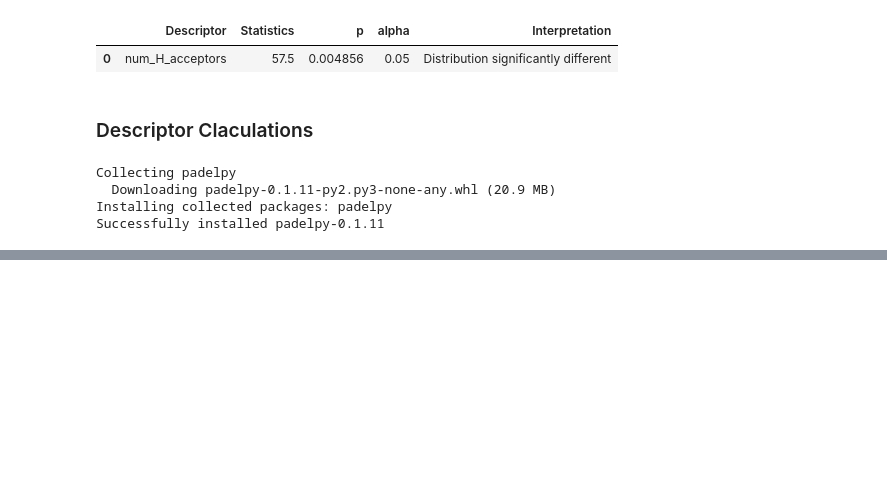
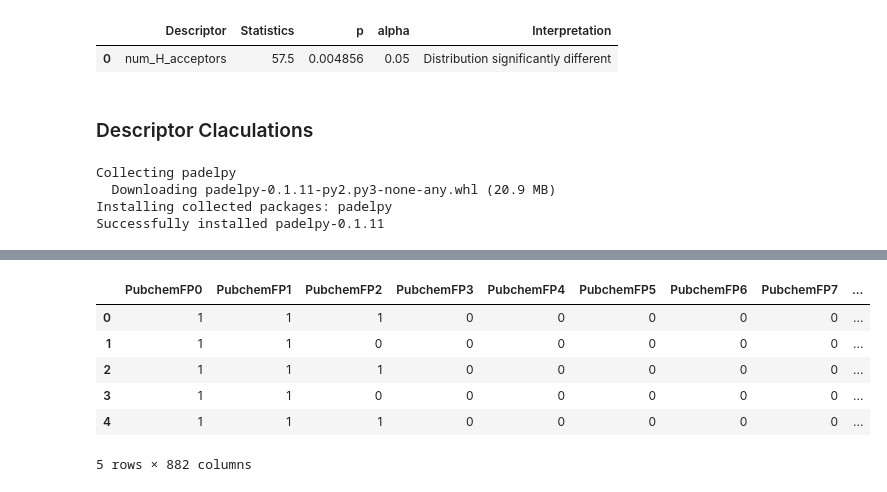
Before and after one commit to galib96/drug-discovery-ml, a Jupyter notebook: Bioinformatics_Drug_Discovery_Using_Machine_Learning.ipynb, the cells around one changed output, grey strips where cells are left out. Drawn from its saved outputs; the diff is of its cells as text; code cells hidden in the pictures; blank space fills up the shorter version.

```diff
--- a/Bioinformatics_Drug_Discovery_Using_Machine_Learning.ipynb
+++ b/Bioinformatics_Drug_Discovery_Using_Machine_Learning.ipynb
@@ -430,0 +490,13 @@ df3.head()
+# %%
+X = df3_padel.copy()
+Y = df3['pIC50']
+data_xy = pd.concat([X, Y], axis=1)
+data_xy.head()
+# %% [output]
+|  | PubchemFP0 | PubchemFP1 | PubchemFP2 | PubchemFP3 | PubchemFP4 | PubchemFP5 | PubchemFP6 | PubchemFP7 | ... |
+| 0 | 1 | 1 | 1 | 0 | 0 | 0 | 0 | 0 | ... |
+| 1 | 1 | 1 | 0 | 0 | 0 | 0 | 0 | 0 | ... |
+| 2 | 1 | 1 | 1 | 0 | 0 | 0 | 0 | 0 | ... |
+| 3 | 1 | 1 | 0 | 0 | 0 | 0 | 0 | 0 | ... |
+| 4 | 1 | 1 | 1 | 0 | 0 | 0 | 0 | 0 | ... |
+5 rows × 882 columns
```
Also changed, not shown: parts of 7 cells of this notebook.
